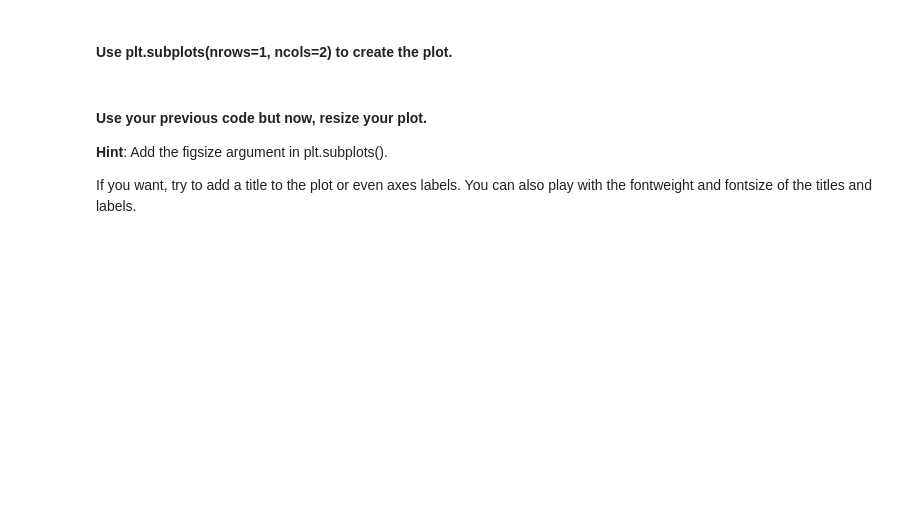
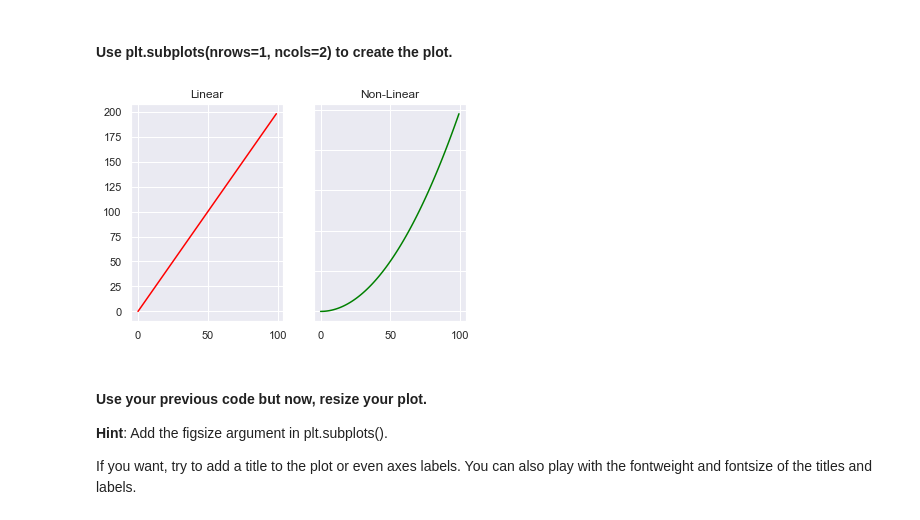
Before and after one commit to ironhack-datalabs/dataV2-labs, a Jupyter notebook: module-2/Matplotlib-Seaborn/your-code/main.ipynb, the cells around one changed output. Drawn from its saved outputs; the diff is of its cells as text; code cells hidden in the pictures; blank space fills up the shorter version.

```diff
--- a/module-2/Matplotlib-Seaborn/your-code/main.ipynb
+++ b/module-2/Matplotlib-Seaborn/your-code/main.ipynb
@@ -90,3 +89,16 @@ plt.show()
+# %%
+fig, (ax1, ax2) = plt.subplots(nrows=1, ncols=2)
+ax1.plot(x, y, color='red')
+ax1.set_title('Linear')
+ax2.plot(x, z, color='green')
+ax2.set_title('Non-Linear')
+
+for ax in fig.get_axes():
+    ax.label_outer()
+
+plt.show()
+# %% [output]
+[figure, added]
 # %% [markdown]
 #### Use your previous code but now, resize your plot.
 **Hint**: Add the figsize argument in plt.subplots().
```
Also changed, not shown: parts of 24 cells of this notebook, 6 other files.
